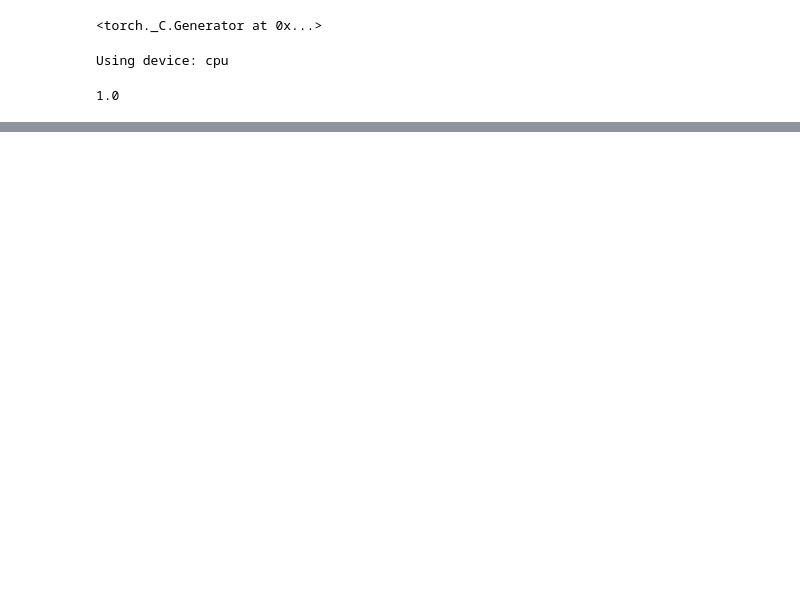
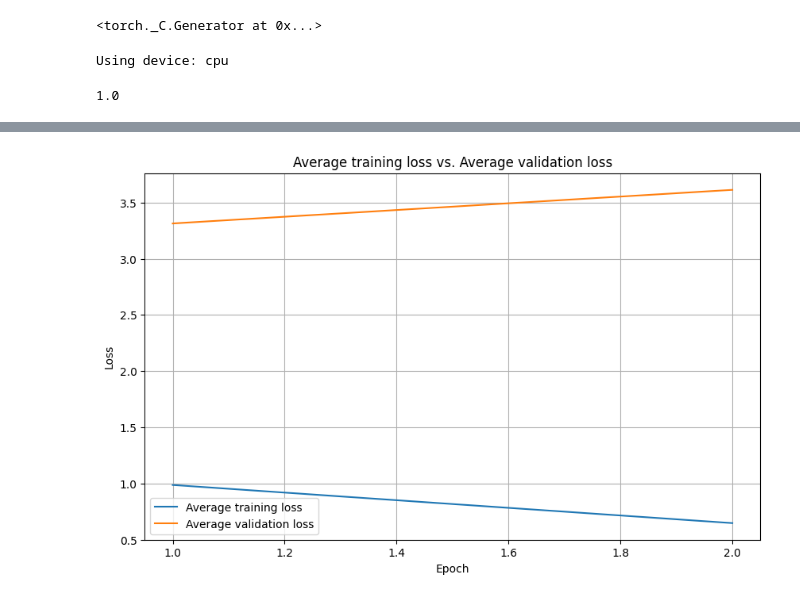
Before and after one commit to MichalSlowakiewicz/Deep-Neural-Network, a Jupyter notebook: hw_1_multitask_counting_student.ipynb, the cells around one changed output, grey strips where cells are left out. Cells and saved outputs as stored; diff of their text form; code cells hidden in the pictures; blank space fills up the shorter version.

```diff
--- a/hw_1_multitask_counting_student.ipynb
+++ b/hw_1_multitask_counting_student.ipynb
@@ -553,0 +649,89 @@ Epoch 2: Average training loss = 1.0193214036048728
+# %%
+# PLOTS SECTION
+# here is the code responsible for generating plots using data from history lists
+
+total_epochs = len(history_avg_train_loss)
+x_axis = range(1, total_epochs + 1)
+
+# Plot 1 (Average training and validation loss)
+plt.figure(figsize = (10, 6))
+plt.plot(x_axis, history_avg_train_loss, label = "Average training loss")
+plt.plot(x_axis, history_avg_validation_loss, label = "Average validation loss")
+plt.title("Average training loss vs. Average validation loss")
+plt.xlabel("Epoch")
+plt.ylabel("Loss")
+plt.legend()
+plt.grid(True)
+plt.show()
+
+# Plot 2 (Total training loss)
+plt.figure(figsize = (10, 6))
+plt.plot(x_axis, history_total_train_loss, label = "Total training loss")
+plt.title("Total training loss")
+plt.xlabel("Epoch")
+plt.ylabel("Loss")
+plt.legend()
+plt.grid(True)
+plt.show()
+
+# Plot 3 (Total validation loss)
+plt.figure(figsize = (10, 6))
+plt.plot(x_axis, history_total_validation_loss, color = "tab:orange", label = "Total validation loss")
+plt.title("Total validation loss")
+plt.xlabel("Epoch")
+plt.ylabel("Loss")
+plt.legend()
+plt.grid(True)
+plt.show()
+
+# Plot 4 (Validation accuracy)
+plt.figure(figsize = (10, 6))
+plt.plot(x_axis, history_validation_accuracy, color = "tab:orange", label = "Validation accuracy")
+plt.title("Validation accuracy")
+plt.xlabel("Epoch")
+plt.ylabel("Accuracy")
+plt.legend()
+plt.grid(True)
+plt.show()
+
+# Plot 5 (Validation f1 score)
+plt.figure(figsize = (10, 6))
+plt.plot(x_axis, history_validation_f1_score, color = "tab:orange", label = "Validation F1-score")
+plt.title("Validation F1-score")
+plt.xlabel("Epoch")
+plt.ylabel("F1-score")
+plt.legend()
+plt.grid(True)
+plt.show()
+
+# Plot 6 (Validation per-pair accuracy)
+plt.figure(figsize = (10, 6))
+plt.plot(x_axis, history_validation_per_pair_accuracy, color = "tab:orange", label = "Validation per-pair accuracy")
+plt.title("Validation per-pair accuracy")
+plt.xlabel("Epoch")
+plt.ylabel("Per-pair accuracy")
+plt.legend()
+plt.grid(True)
+plt.show()
+
+# Plot 7 (Validation RMSE)
+plt.figure(figsize = (10, 6))
+plt.plot(x_axis, history_validation_rmse, color = "tab:orange", label = "Validation RMSE")
+plt.title("Validation RMSE")
+plt.xlabel("Epoch")
+plt.ylabel("RMSE")
+plt.legend()
+plt.grid(True)
+plt.show()
+
+# Plot 8 (Validation MAE)
+plt.figure(figsize = (10, 6))
+plt.plot(x_axis, history_validation_mae, color = "tab:orange", label = "Validation MAE")
+plt.title("Validation MAE")
+plt.xlabel("Epoch")
+plt.ylabel("MAE")
+plt.legend()
+plt.grid(True)
+plt.show()
+# %% [output]
+[figure, added]
```
Also changed, not shown: parts of 6 cells of this notebook.
